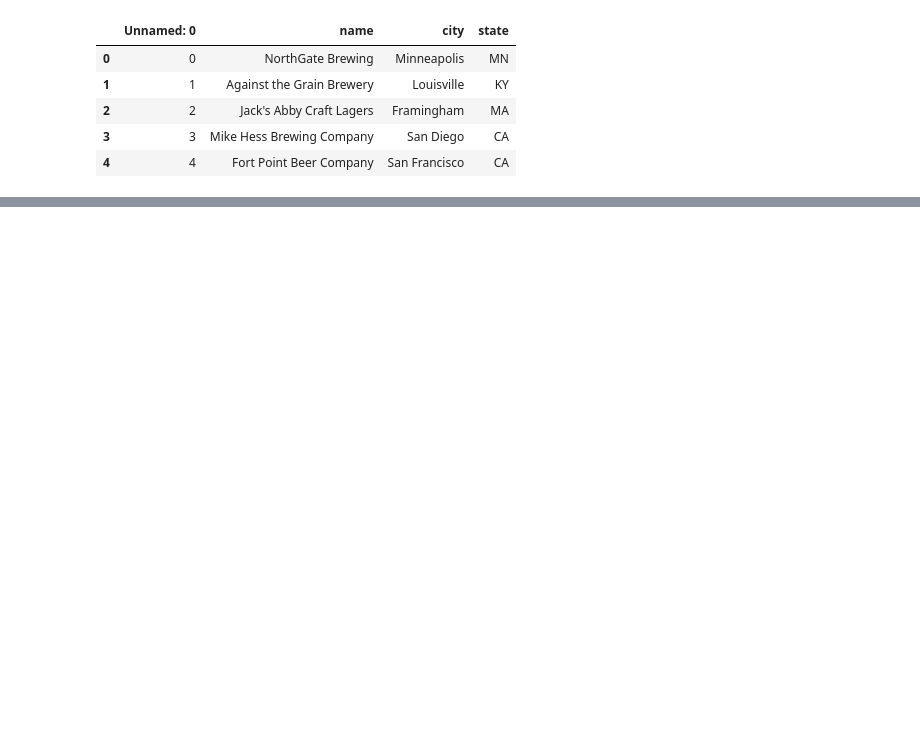
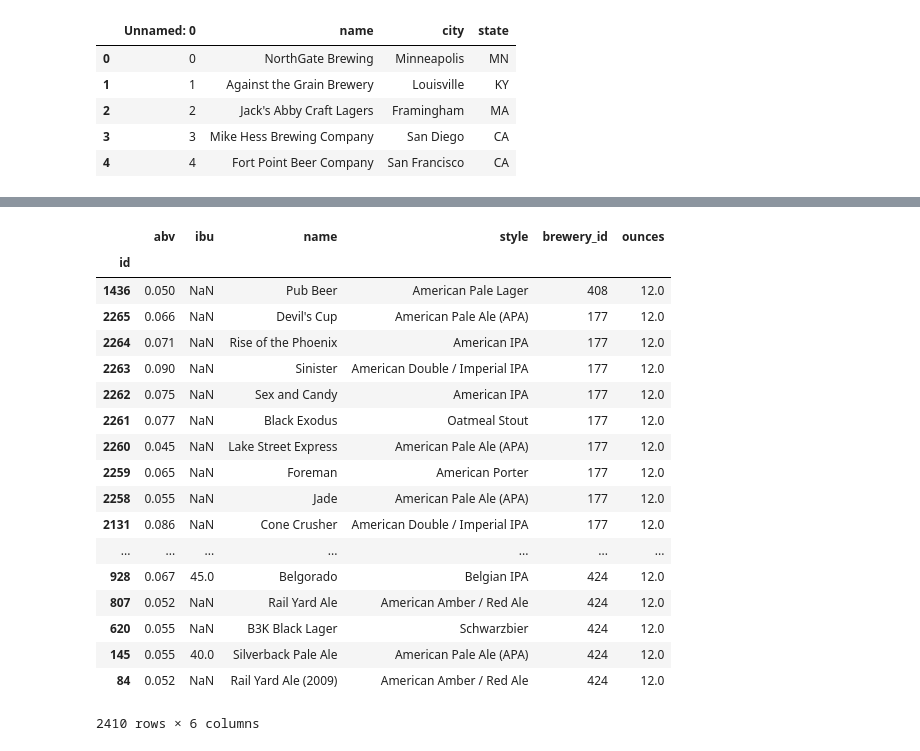
Before and after one commit to dirkstrong1/craft_beer_analysis, a Jupyter notebook: Untitled.ipynb, the cells around one changed output, grey strips where cells are left out. Saved outputs shown, nothing was run; the diff lists cells and outputs as text; code cells hidden in the pictures; blank space fills up the shorter version.

Commit message:
exlpored and renamed dataframes, set up for mapping

```diff
--- a/Untitled.ipynb
+++ b/Untitled.ipynb
@@ -4,5 +4,5 @@ import numpy as np
 from matplotlib import pyplot as plt
 %matplotlib inline
 # %%
-df_beers = pd.read_csv("../raw_data/beers.csv")
-df_breweries = pd.read_csv("../raw_data/breweries.csv")
+df_beers = pd.read_csv("raw_data/beers.csv")
+df_breweries = pd.read_csv("raw_data/breweries.csv")
@@ -26,0 +68,24 @@ df_breweries.head()
+# %%
+df_beers_clean = df_beers.drop("Unnamed: 0", axis=1)
+# %%
+df_beers_clean.set_index("id")
+# %% [output]
+|  | abv | ibu | name | style | brewery_id | ounces |
+| id |  |  |  |  |  |  |
+| 1436 | 0.050 | NaN | Pub Beer | American Pale Lager | 408 | 12.0 |
+| 2265 | 0.066 | NaN | Devil's Cup | American Pale Ale (APA) | 177 | 12.0 |
+| 2264 | 0.071 | NaN | Rise of the Phoenix | American IPA | 177 | 12.0 |
+| 2263 | 0.090 | NaN | Sinister | American Double / Imperial IPA | 177 | 12.0 |
+| 2262 | 0.075 | NaN | Sex and Candy | American IPA | 177 | 12.0 |
+| 2261 | 0.077 | NaN | Black Exodus | Oatmeal Stout | 177 | 12.0 |
+| 2260 | 0.045 | NaN | Lake Street Express | American Pale Ale (APA) | 177 | 12.0 |
+| 2259 | 0.065 | NaN | Foreman | American Porter | 177 | 12.0 |
+| 2258 | 0.055 | NaN | Jade | American Pale Ale (APA) | 177 | 12.0 |
+| 2131 | 0.086 | NaN | Cone Crusher | American Double / Imperial IPA | 177 | 12.0 |
+| ... | ... | ... | ... | ... | ... | ... |
+| 928 | 0.067 | 45.0 | Belgorado | Belgian IPA | 424 | 12.0 |
+| 807 | 0.052 | NaN | Rail Yard Ale | American Amber / Red Ale | 424 | 12.0 |
+| 620 | 0.055 | NaN | B3K Black Lager | Schwarzbier | 424 | 12.0 |
+| 145 | 0.055 | 40.0 | Silverback Pale Ale | American Pale Ale (APA) | 424 | 12.0 |
+| 84 | 0.052 | NaN | Rail Yard Ale (2009) | American Amber / Red Ale | 424 | 12.0 |
+2410 rows × 6 columns
```
Also changed, not shown: parts of 6 cells of this notebook.
